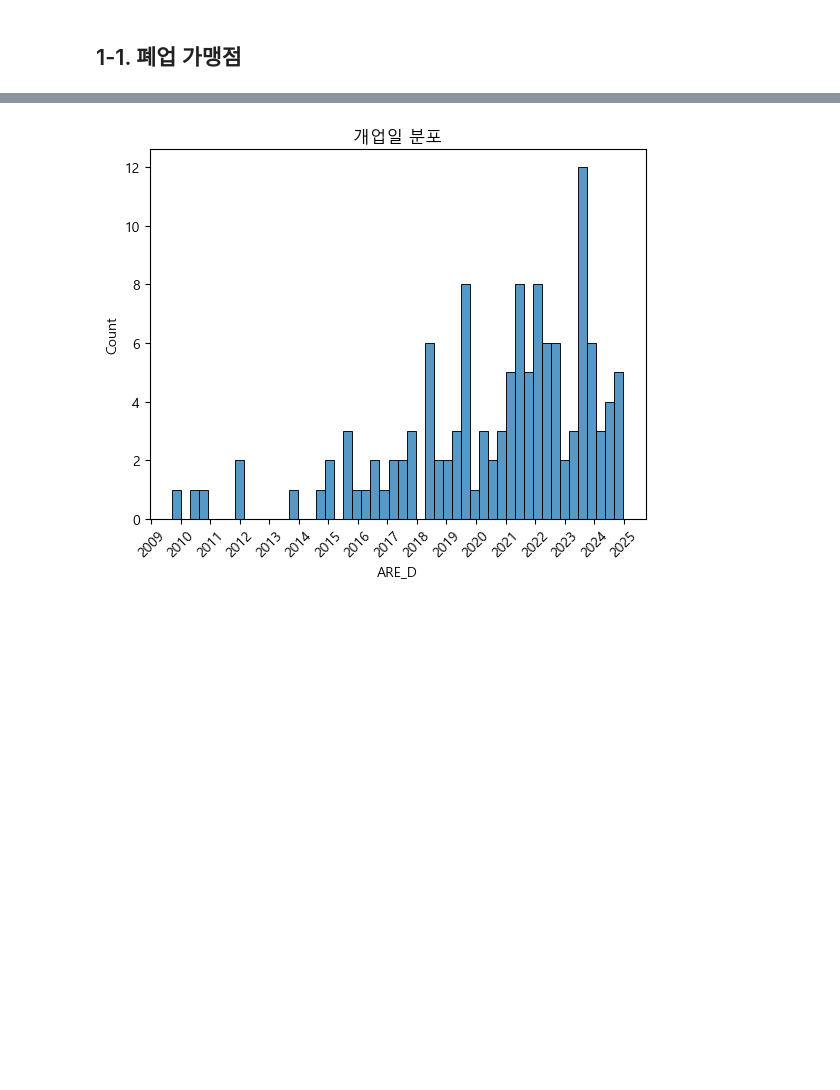
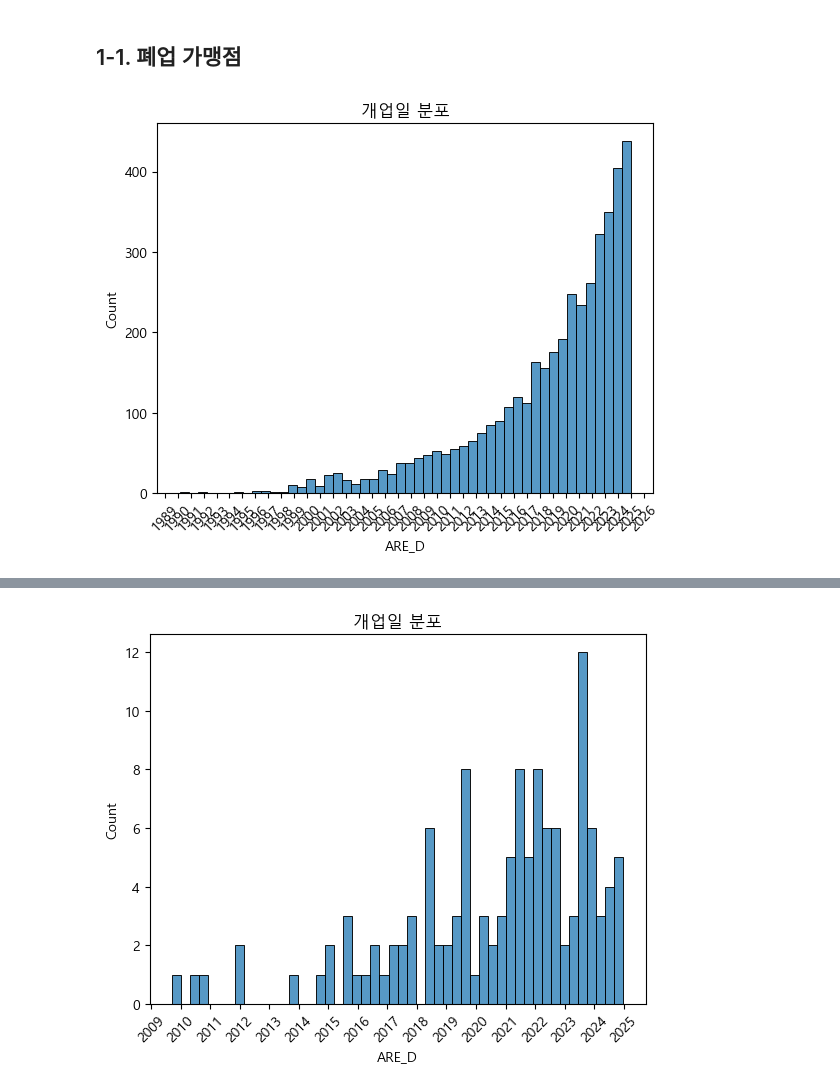
Before and after one commit to milkpotato1000/bigCon_hom, a Jupyter notebook: eda_sc.ipynb, the cells around one changed output, grey strips where cells are left out. Cells and saved outputs as stored; diff of their text form; code cells hidden in the pictures; blank space fills up the shorter version.

```diff
--- a/eda_sc.ipynb
+++ b/eda_sc.ipynb
@@ -199,3 +199,15 @@ plt.rcParams['axes.unicode_minus'] = True  # 음수 기호 정상 표시
 # 2. 한글만 따로 맑은고딕 사용
 # 텍스트를 그릴 때 fontproperties 지정
 malgun_font = fm.FontProperties(fname='C:/Windows/Fonts/malgun.ttf')  # Windows 경로
+# %%
+sns.histplot(merchants['ARE_D'], bins=50)
+plt.title('개업일 분포')
+
+# x축을 연도 단위로만 표시
+plt.gca().xaxis.set_major_locator(mdates.YearLocator())   # 1년 단위 tick
+plt.gca().xaxis.set_major_formatter(mdates.DateFormatter('%Y'))  # 'YYYY' 형식
+
+plt.xticks(rotation=45)  # 보기 좋게 45도 회전 (옵션)
+plt.show()
+# %% [output]
+[figure, added]
```
Also changed, not shown: parts of 12 cells of this notebook, 1 other file.
